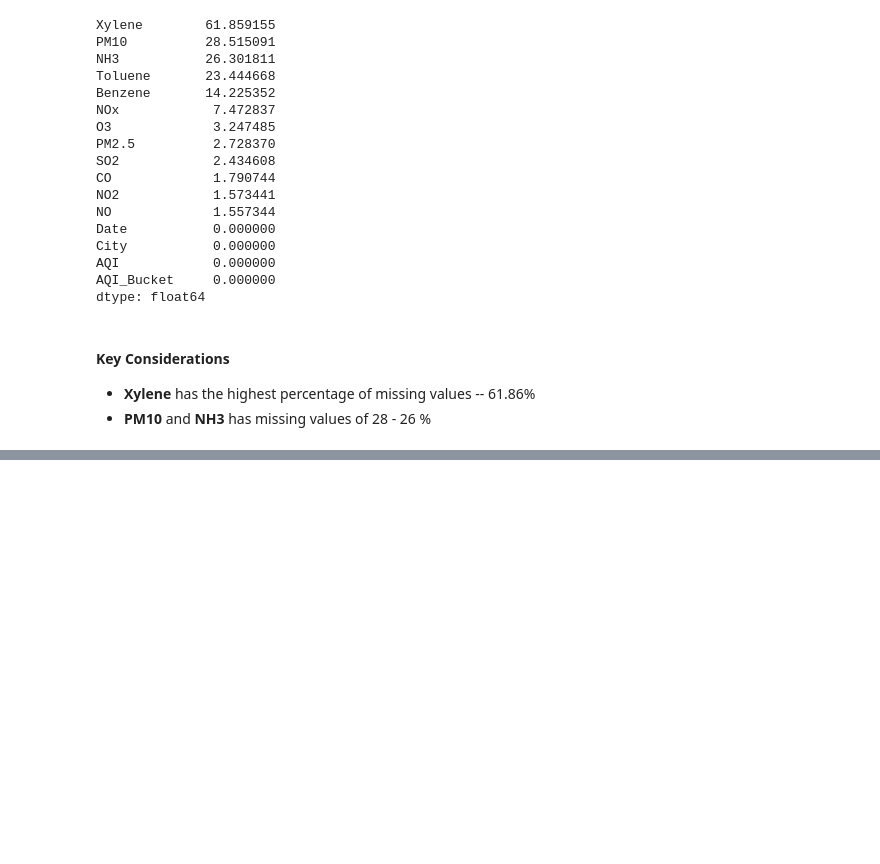
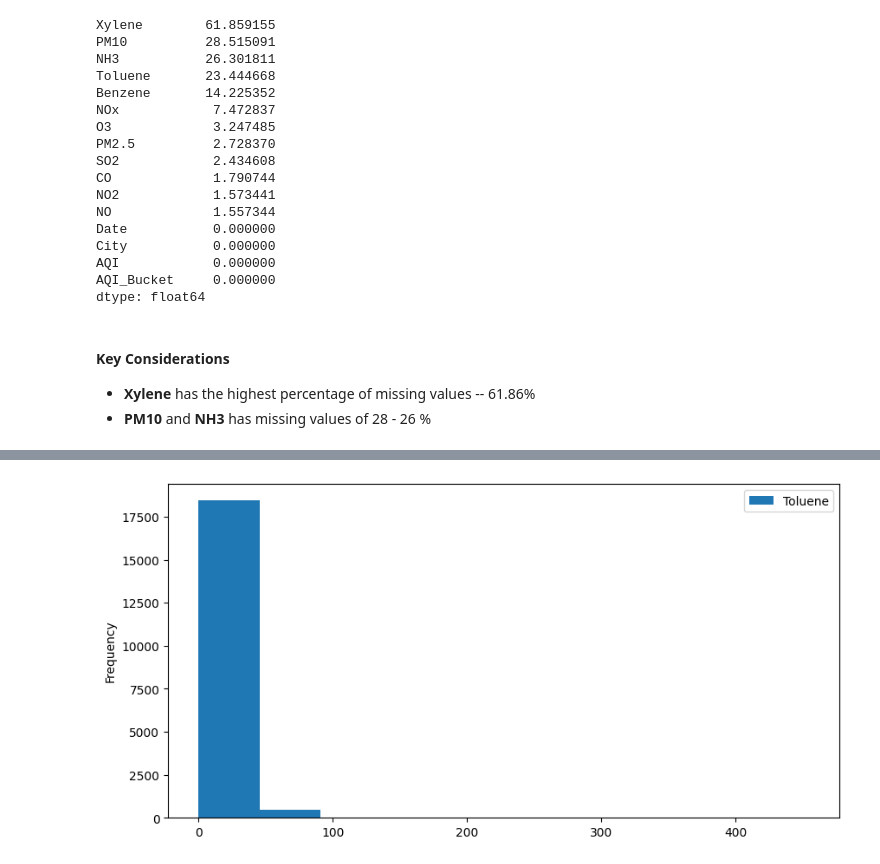
Before and after one commit to 20R01A66E3/Air-Quality-Index-Prediction-AICTE, a Jupyter notebook: AQI Prediction Model.ipynb, the cells around one changed output, grey strips where cells are left out. Saved outputs shown, nothing was run; the diff lists cells and outputs as text; code cells hidden in the pictures; blank space fills up the shorter version.

```diff
--- a/AQI Prediction Model.ipynb
+++ b/AQI Prediction Model.ipynb
@@ -160,0 +183,6 @@ dtype: float64
+# %%
+data_frame['Toluene'].plot(kind='hist', figsize=(10,5))
+plt.legend()
+plt.show()
+# %% [output]
+[figure, added]
```
Also changed, not shown: parts of 41 cells of this notebook.
